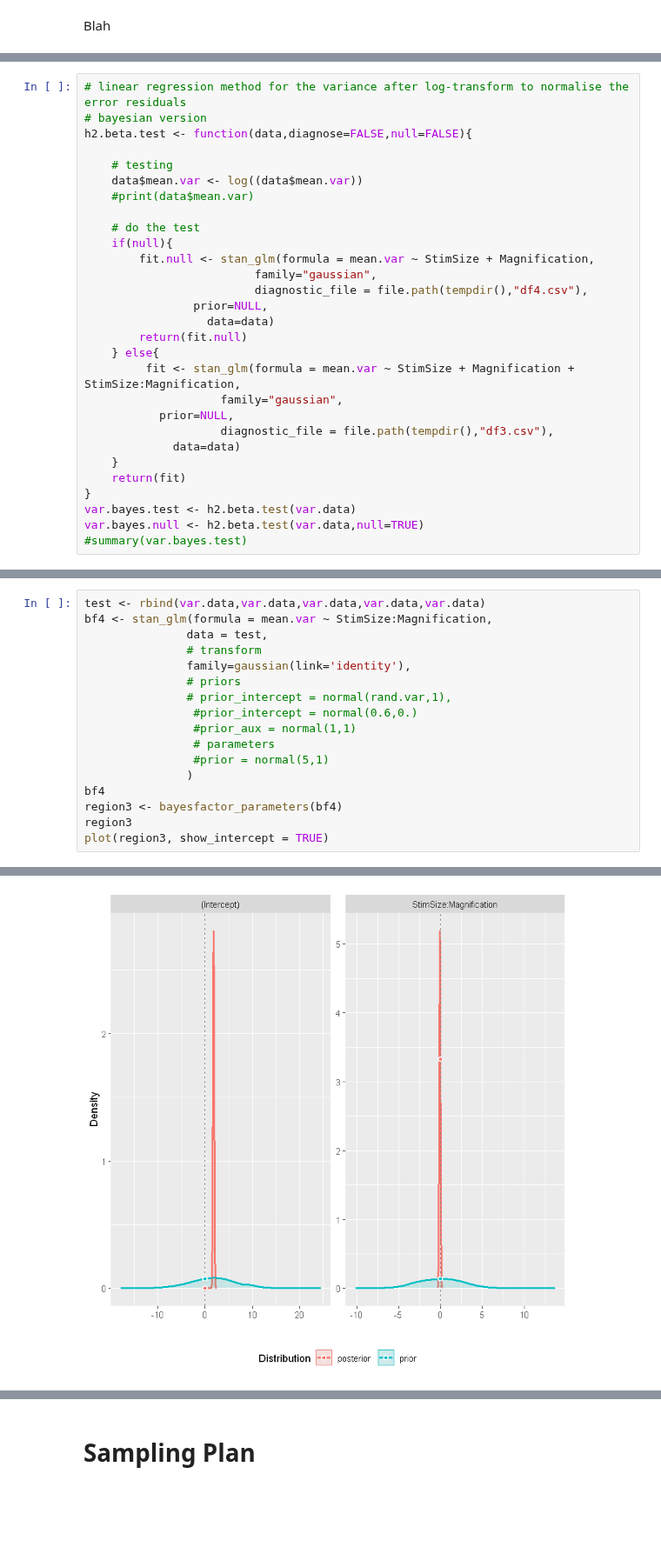
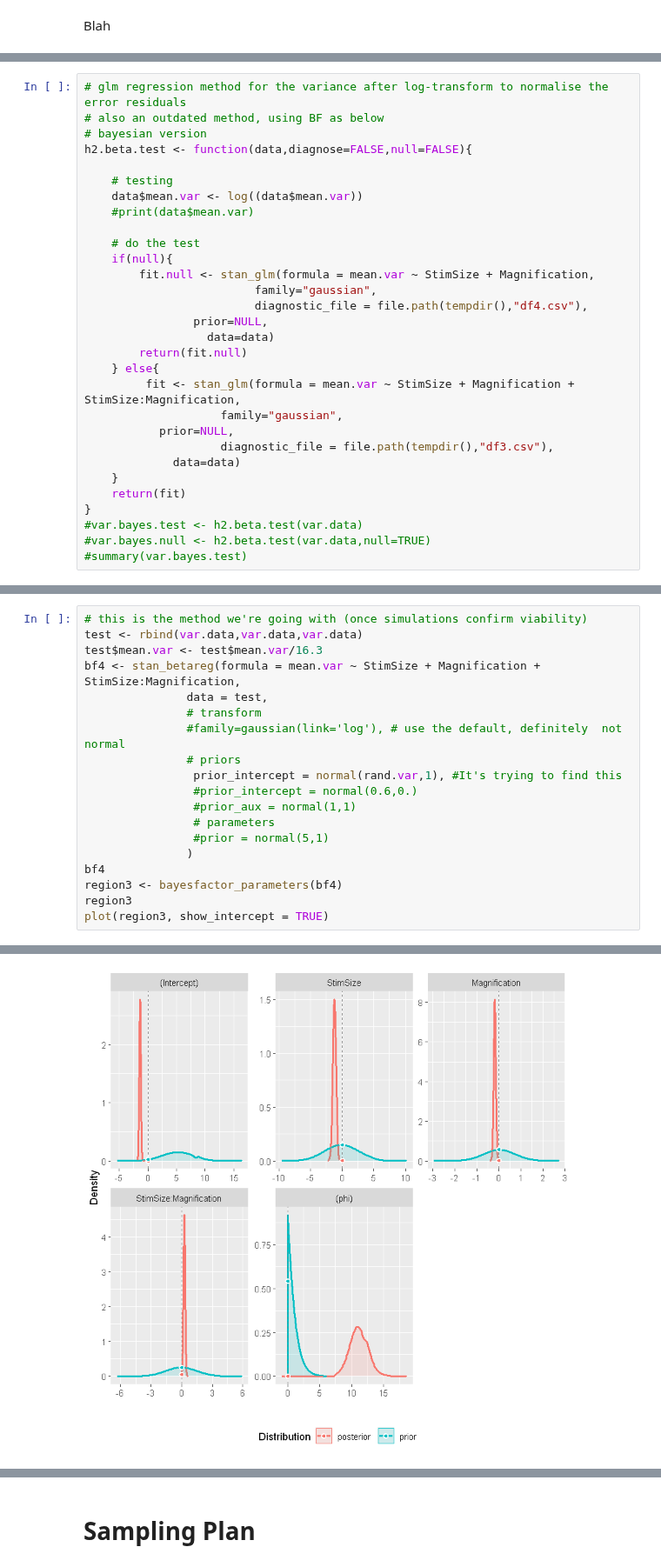
Before and after one commit to ArielZJ/Precision-Phenomenology-Data-Analysis, a Jupyter notebook: Fovea vs. Periphery Color Similarity Pilot Analysis - 2stim Analysis.ipynb, the cells around one changed output, grey strips where cells are left out. Shown at 87% size. Drawn from its saved outputs; the diff is of its cells as text; blank space fills up the shorter version.

```diff
--- a/Fovea vs. Periphery Color Similarity Pilot Analysis - 2stim Analysis.ipynb
+++ b/Fovea vs. Periphery Color Similarity Pilot Analysis - 2stim Analysis.ipynb
@@ -2089,5 +1937,6 @@ Residual Deviance: 354.6        AIC: 523.5
 # %%
-# linear regression method for the variance after log-transform to normalise the error residuals
+# glm regression method for the variance after log-transform to normalise the error residuals
+# also an outdated method, using BF as below
 # bayesian version
 h2.beta.test <- function(data,diagnose=FALSE,null=FALSE){
 
@@ -2112,6 +1961,6 @@ h2.beta.test <- function(data,diagnose=FALSE,null=FALSE){
     }
     return(fit)
 }
-var.bayes.test <- h2.beta.test(var.data)
-var.bayes.null <- h2.beta.test(var.data,null=TRUE)
+#var.bayes.test <- h2.beta.test(var.data)
+#var.bayes.null <- h2.beta.test(var.data,null=TRUE)
 #summary(var.bayes.test)
@@ -2140,11 +1967,13 @@ colnames(var.data.mag)
 # %%
-test <- rbind(var.data,var.data,var.data,var.data,var.data)
-bf4 <- stan_glm(formula = mean.var ~ StimSize:Magnification,
+# this is the method we're going with (once simulations confirm viability)
+test <- rbind(var.data,var.data,var.data)
+test$mean.var <- test$mean.var/16.3
+bf4 <- stan_betareg(formula = mean.var ~ StimSize + Magnification + StimSize:Magnification,
                data = test,
                # transform
-               family=gaussian(link='identity'),
+               #family=gaussian(link='log'), # use the default, definitely  not normal
                # priors
-               # prior_intercept = normal(rand.var,1),
+                prior_intercept = normal(rand.var,1), #It's trying to find this
                 #prior_intercept = normal(0.6,0.)
                 #prior_aux = normal(1,1)
                 # parameters
@@ -2196 +2026 @@ Sampling priors, please wait...
-[figure, old version]
+[figure, new version]
```
Also changed, not shown: parts of 41 cells of this notebook.
